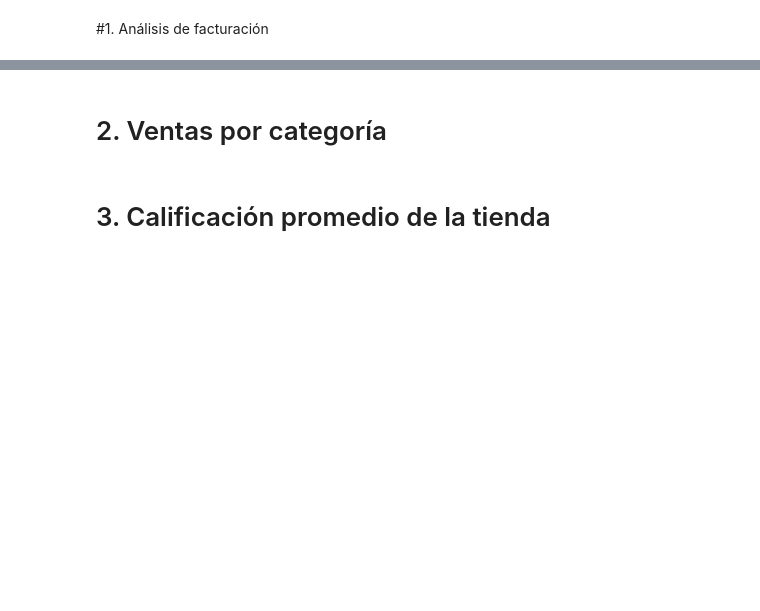
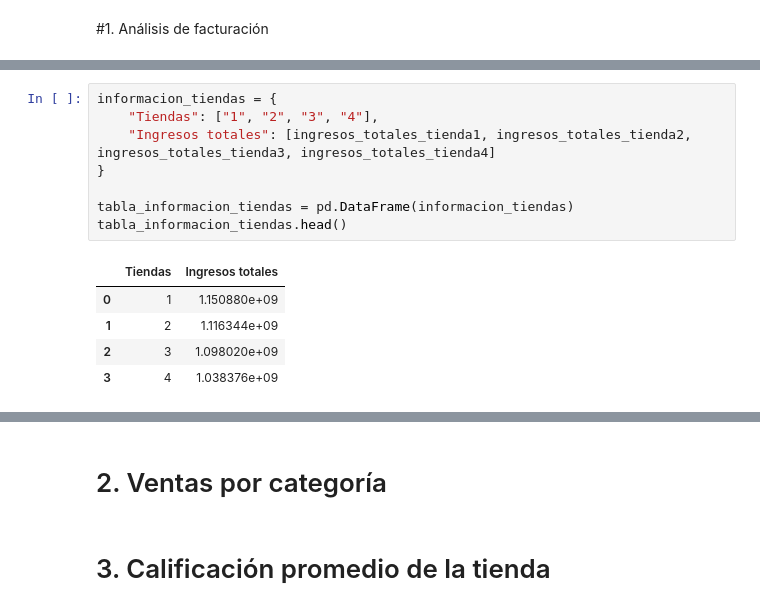
Before and after one commit to Yovan05/alura-store-latam, a Jupyter notebook: AluraStoreLatam.ipynb, the cells around one changed output, grey strips where cells are left out. Drawn from its saved outputs; the diff is of its cells as text; blank space fills up the shorter version.

```diff
--- a/AluraStoreLatam.ipynb
+++ b/AluraStoreLatam.ipynb
@@ -27,0 +48,14 @@ tienda.head()
+# %%
+informacion_tiendas = {
+    "Tiendas": ["1", "2", "3", "4"],
+    "Ingresos totales": [ingresos_totales_tienda1, ingresos_totales_tienda2, ingresos_totales_tienda3, ingresos_totales_tienda4]
+}
+
+tabla_informacion_tiendas = pd.DataFrame(informacion_tiendas)
+tabla_informacion_tiendas.head()
+# %% [output]
+|  | Tiendas | Ingresos totales |
+| 0 | 1 | 1.150880e+09 |
+| 1 | 2 | 1.116344e+09 |
+| 2 | 3 | 1.098020e+09 |
+| 3 | 4 | 1.038376e+09 |
```
Also changed, not shown: parts of 6 cells of this notebook.
